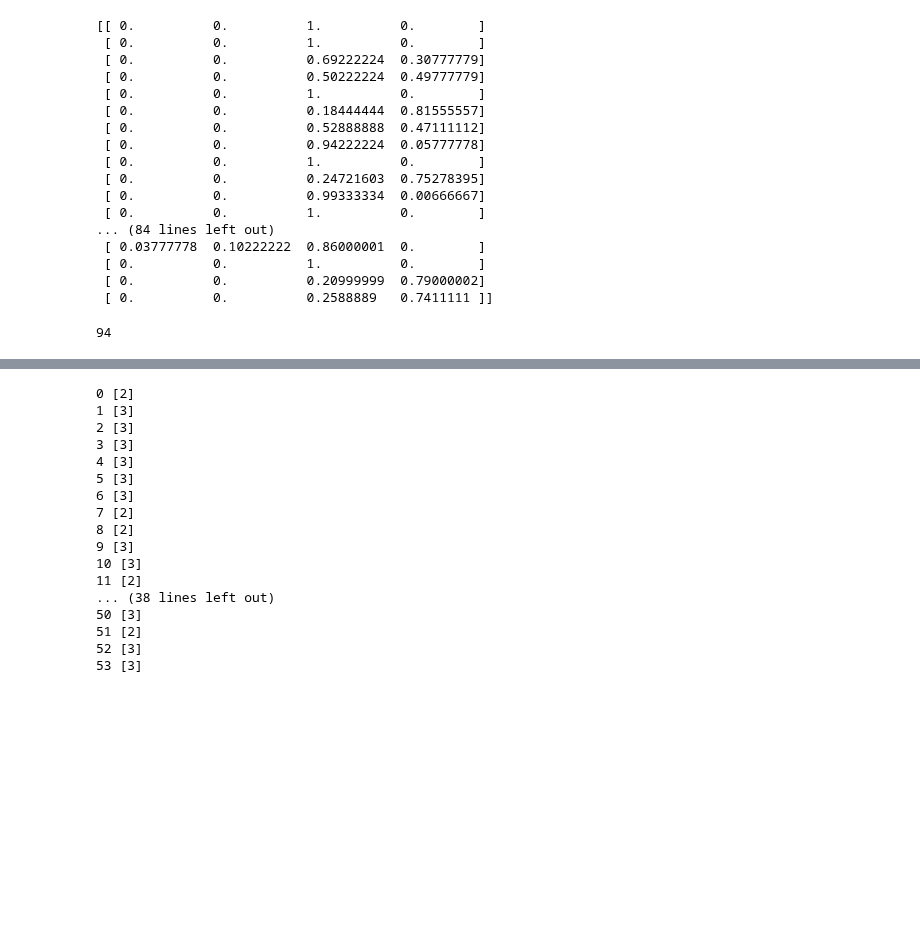
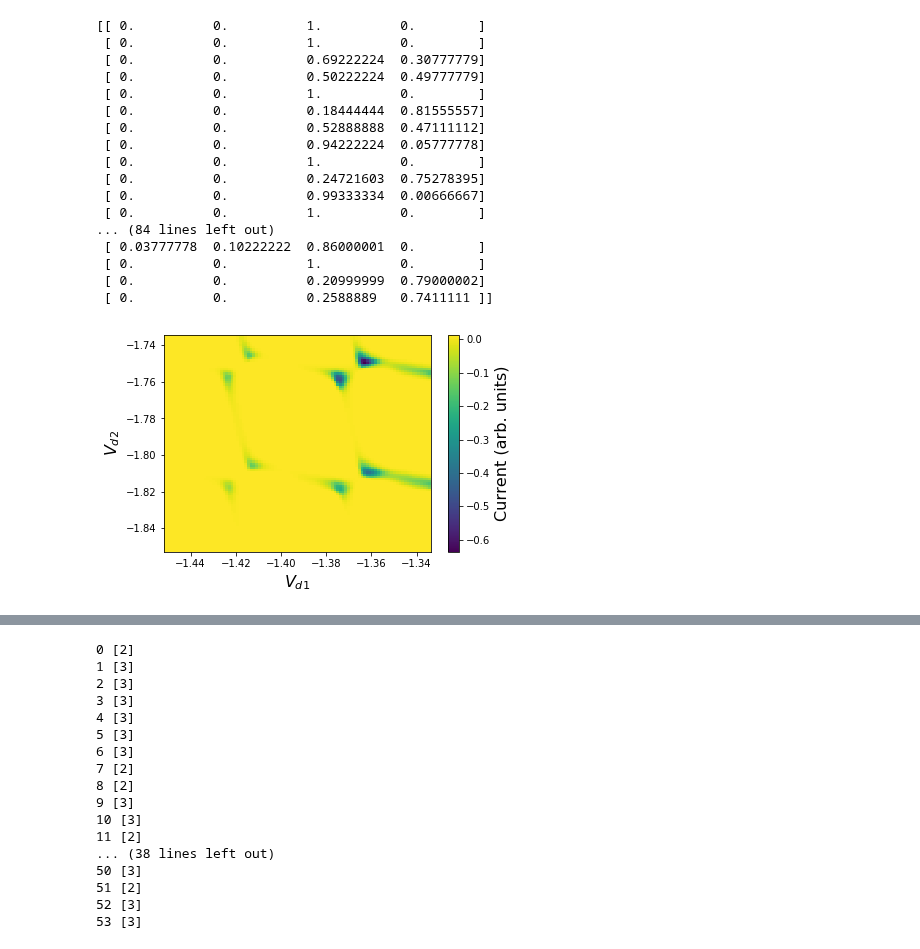
Before and after one commit to Quantumgame/quantum-ml, a Jupyter notebook: machine_learning/cnn/CNN_classifier.ipynb, the cells around one changed output, grey strips where cells are left out. Cells and saved outputs as stored; diff of their text form; code cells hidden in the pictures; blank space fills up the shorter version.

```diff
--- a/machine_learning/cnn/CNN_classifier.ipynb
+++ b/machine_learning/cnn/CNN_classifier.ipynb
@@ -296,4 +291,0 @@ diff = out - pred['states']
-# %%
-list(diff).count(0)
-# %% [output]
-94
@@ -299,0 +362,39 @@ list(diff).count(0)
+# %%
+# Testing of the experimental data loading
+import numpy as np
+import scipy.interpolate
+import glob
+import matplotlib.pyplot as plt
+%matplotlib inline
+
+data_folder_path = "/Users/ssk4/Downloads/exp_data/"
+files = glob.glob(data_folder_path + "*.dat")
+
+# Data format is V_LGD I_DC(nA) V_LGS I_AC(nA) t(sec)
+# The format of the loaded array is [num_points,5]
+dat = np.loadtxt(files[12])
+sub_size = 100
+grid_x = np.linspace(np.min(dat[:,0]),np.max(dat[:,0]),sub_size)
+grid_y = np.linspace(np.min(dat[:,2]),np.max(dat[:,2]),sub_size)
+xx,yy = np.meshgrid(grid_x,grid_y)
+interpolated_data = scipy.interpolate.griddata((dat[:,0],dat[:,2]),dat[:,1],(xx, yy), method='nearest')
+
+xx, yy = np.meshgrid(grid_x,grid_y)
+plt.pcolor(xx,yy,interpolated_data)
+plt.xlabel(r'$V_{d1}$',fontsize=16)
+plt.ylabel(r'$V_{d2}$',fontsize=16)
+cb = plt.colorbar()
+cb.set_label('Current (arb. units)',fontsize=16)
+
+
+sub_size = 30
+grid_x = np.linspace(np.min(dat[:,0]),np.max(dat[:,0]),sub_size)
+grid_y = np.linspace(np.min(dat[:,2]),np.max(dat[:,2]),sub_size)
+xx,yy = np.meshgrid(grid_x,grid_y)
+interpolated_data = np.abs(scipy.interpolate.griddata((dat[:,0],dat[:,2]),dat[:,1],(xx, yy), method='nearest'))
+interpolated_data = interpolated_data/np.max(interpolated_data)
+
+state = dd_classifier.predict(x=interpolated_data,as_iterable=False)
+plt.savefig("/Users/ssk4/Desktop/data1.png",dpi=600)
+# %% [output]
+[figure, added]
```
Also changed, not shown: parts of 4 cells of this notebook, 3 other files.
